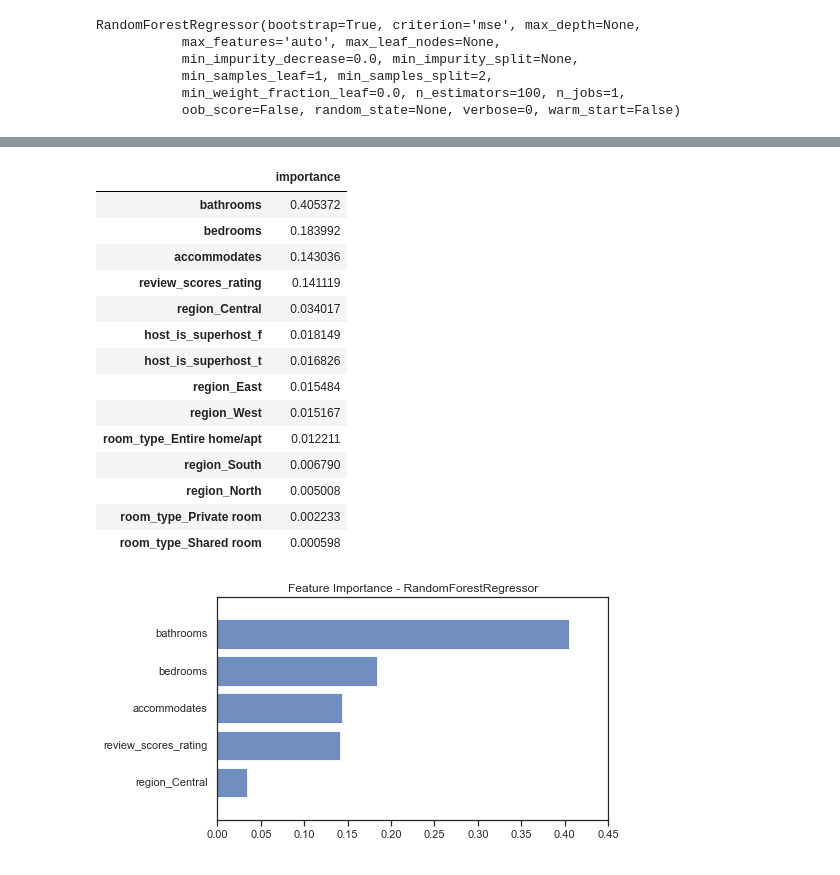
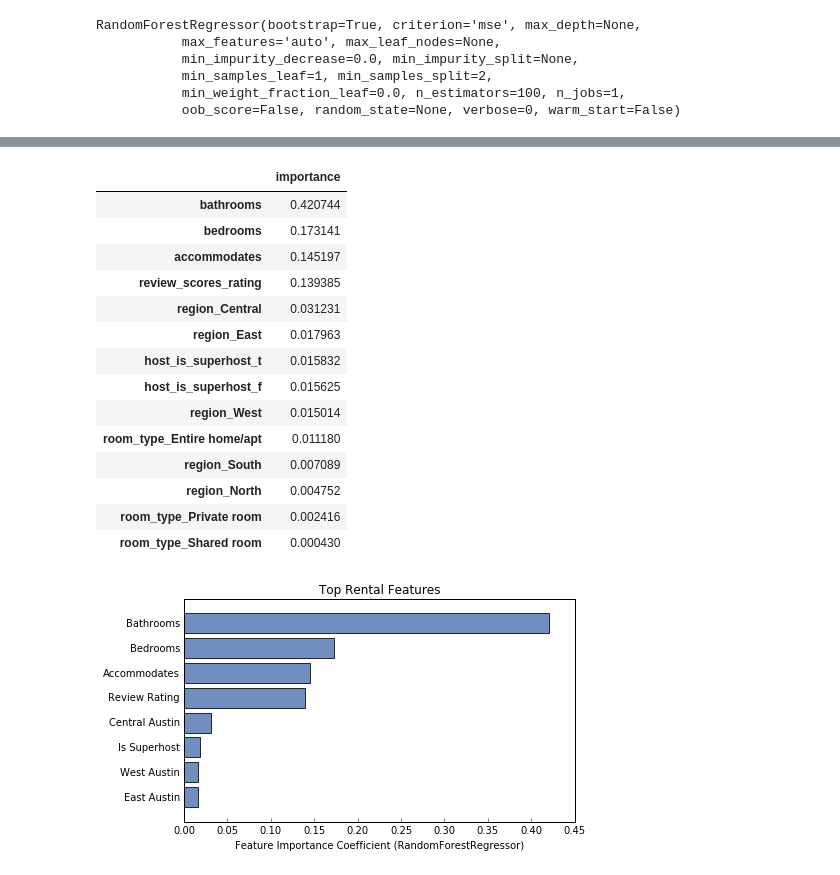
Before and after one commit to daniel-codes/airbnb-austin-tx, a Jupyter notebook: airbnb_austin_tx.ipynb, the cells around one changed output, grey strips where cells are left out. Saved outputs shown, nothing was run; the diff lists cells and outputs as text; code cells hidden in the pictures.

Commit message:
Updated airbnb_austin_tx notebook

```diff
--- a/airbnb_austin_tx.ipynb
+++ b/airbnb_austin_tx.ipynb
@@ -495,27 +572,23 @@ Training set has 9030 samples.
 Testing set has 2258 samples.
 # %%
 # Models for comparison
-from sklearn.neighbors import KNeighborsRegressor
-from sklearn.linear_model import LinearRegression
-from sklearn.svm import SVR
-from sklearn.ensemble import RandomForestRegressor
-from sklearn.tree import DecisionTreeRegressor
-
 models = [SVR(kernel='linear'),
           DecisionTreeRegressor(),
           LinearRegression(),
-          KNeighborsRegressor(n_neighbors=6),
+          KNeighborsRegressor(n_neighbors=7),
           RandomForestRegressor(n_estimators=100)]
 
 results = {}
 
 for model in models:
-    # Instantiate Regression Model
+
+    # Instantiate and fit Regressor Model
     reg_model = model
-    # Fit Model
     reg_model.fit(X_train, y_train)
+
     # Make predictions with model
     y_test_preds = reg_model.predict(X_test)
 
+    # Grab model name and store results associated with model
     name = str(model).split("(")[0]
     results[name] = r2_score(y_test, y_test_preds)
@@ -550,38 +629,40 @@ X_test.head()
 | 4294 | 0.2500 | 0.3 | 0.400000 | 0.887500 | 1 | 0 | ... |
 # %%
 # https://towardsdatascience.com/running-random-forests-inspect-the-feature-importances-with-this-code-2b00dd72b92e
-import pandas as pd
-feature_importances = pd.DataFrame(reg_model.feature_importances_,
+feature_imp = pd.DataFrame(reg_model.feature_importances_,
                                    index = X_train.columns,
                                    columns=['importance']).sort_values('importance', ascending=False)
 
-feature_importances.head(20)
+feature_imp.head(20)
 # %% [output]
 |  | importance |
-| bathrooms | 0.405372 |
-| bedrooms | 0.183992 |
-| accommodates | 0.143036 |
-| review_scores_rating | 0.141119 |
-| region_Central | 0.034017 |
-| host_is_superhost_f | 0.018149 |
-| host_is_superhost_t | 0.016826 |
-| region_East | 0.015484 |
-| region_West | 0.015167 |
-| room_type_Entire home/apt | 0.012211 |
-| region_South | 0.006790 |
-| region_North | 0.005008 |
-| room_type_Private room | 0.002233 |
-| room_type_Shared room | 0.000598 |
+| bathrooms | 0.420744 |
+| bedrooms | 0.173141 |
+| accommodates | 0.145197 |
+| review_scores_rating | 0.139385 |
+| region_Central | 0.031231 |
+| region_East | 0.017963 |
+| host_is_superhost_t | 0.015832 |
+| host_is_superhost_f | 0.015625 |
+| region_West | 0.015014 |
+| room_type_Entire home/apt | 0.011180 |
+| region_South | 0.007089 |
+| region_North | 0.004752 |
+| room_type_Private room | 0.002416 |
+| room_type_Shared room | 0.000430 |
 # %%
 fig, ax = plt.subplots(figsize=(7, 4))
 
-y_pos = range(0,5)
-ax.barh(y_pos, feature_importances['importance'].values[0:5], align='center', alpha=0.8)
-ax.set_yticks(y_pos)
-ax.set_yticklabels(feature_importances.index.values[0:5])
-ax.set_title("Feature Importance - RandomForestRegressor")
+ind = range(0,8)
+ax.barh(ind, feature_imp['importance'].values[0:8],
+        align='center', color='#4c72b0', alpha=0.8)
+ax.set_yticks(ind)
+ax.set_yticklabels(['Bathrooms', 'Bedrooms', 'Accommodates', 'Review Rating', \
+                    'Central Austin', 'Is Superhost', 'West Austin', 'East Austin'])
+ax.set_title("Top Rental Features")
 ax.tick_params(left=False, top=False, right=False)
+ax.set_xlabel('Feature Importance Coefficient (RandomForestRegressor)')
 plt.gca().invert_yaxis()
-plt.show();
+fig.savefig('images/feature_importance.png')
 # %% [output]
-[figure, old version]
+[figure, new version]
```
Also changed, not shown: parts of 44 cells of this notebook.
